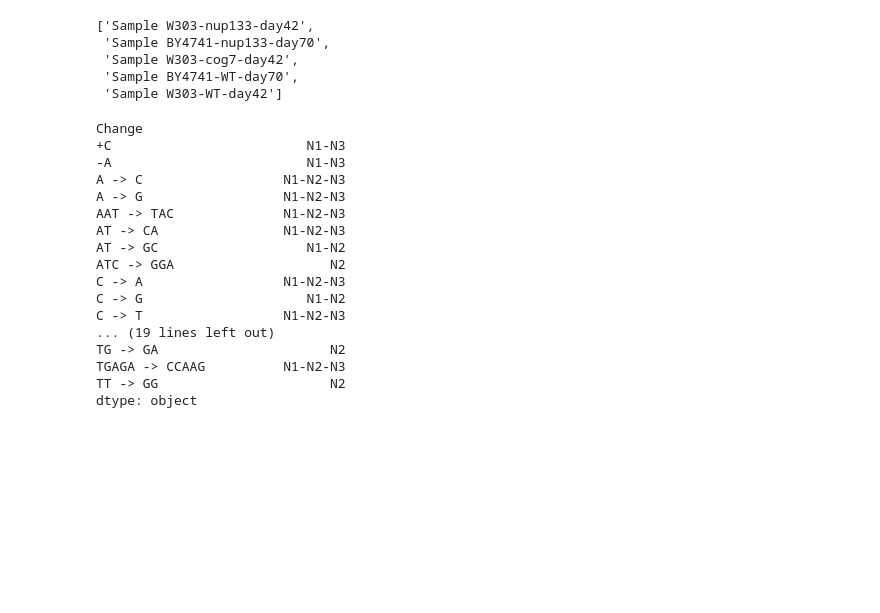
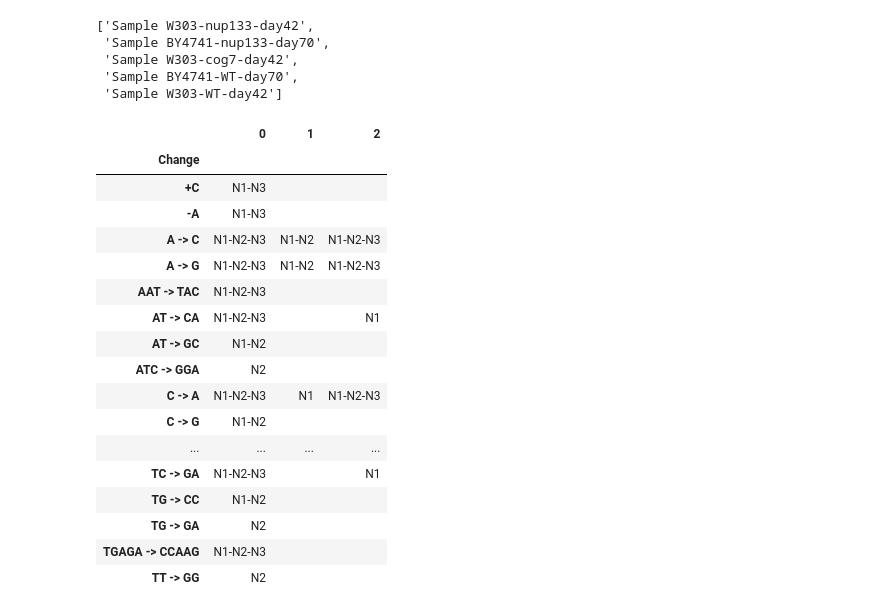
Before and after one commit to dizak/SNP_sheets_merge, a Jupyter notebook: SNPs-sheets_merge.ipynb, the cells around one changed output. Saved outputs shown, nothing was run; the diff lists cells and outputs as text; code cells hidden in the pictures; blank space fills up the shorter version.

```diff
--- a/SNPs-sheets_merge.ipynb
+++ b/SNPs-sheets_merge.ipynb
@@ -509,22 +509,29 @@ df_m_small = df_m_ord[cols]
 # %%
 df_m_small_cos = df_m_small[df_m_small.Gene == "COS7 CDS"]
 # %%
-df_m_small_cos.groupby("Change").apply(lambda x: "-".join(set(x["Sample W303-nup133-day42"].drop_duplicates())))
+df_test = df_m_small_cos.groupby("Change").apply(lambda x: "-".join(set(x["Sample W303-nup133-day42"].dropna().drop_duplicates())))
-# %% [output]
-Change
-+C                         N1-N3
--A                         N1-N3
-A -> C                  N1-N2-N3
-A -> G                  N1-N2-N3
-AAT -> TAC              N1-N2-N3
-AT -> CA                N1-N2-N3
-AT -> GC                   N1-N2
-ATC -> GGA                    N2
-C -> A                  N1-N2-N3
-C -> G                     N1-N2
-C -> T                  N1-N2-N3
-... (19 lines left out)
-TG -> GA                      N2
-TGAGA -> CCAAG          N1-N2-N3
-TT -> GG                      N2
-dtype: object
+# %%
+df_test2 = df_m_small_cos.groupby("Change").apply(lambda x: "-".join(set(x["Sample W303-cog7-day42"].dropna().drop_duplicates())))
+# %%
+df_test3 = df_m_small_cos.groupby("Change").apply(lambda x: "-".join(set(x["Sample W303-WT-day42"].dropna().drop_duplicates())))
+# %%
+pd.DataFrame([df_test, df_test2, df_test3]).T
+# %% [output]
+|  | 0 | 1 | 2 |
+| Change |  |  |  |
+| +C | N1-N3 |  |  |
+| -A | N1-N3 |  |  |
+| A -> C | N1-N2-N3 | N1-N2 | N1-N2-N3 |
+| A -> G | N1-N2-N3 | N1-N2 | N1-N2-N3 |
+| AAT -> TAC | N1-N2-N3 |  |  |
+| AT -> CA | N1-N2-N3 |  | N1 |
+| AT -> GC | N1-N2 |  |  |
+| ATC -> GGA | N2 |  |  |
+| C -> A | N1-N2-N3 | N1 | N1-N2-N3 |
+| C -> G | N1-N2 |  |  |
+| ... | ... | ... | ... |
+| TC -> GA | N1-N2-N3 |  | N1 |
+| TG -> CC | N1-N2 |  |  |
+| TG -> GA | N2 |  |  |
+| TGAGA -> CCAAG | N1-N2-N3 |  |  |
+| TT -> GG | N2 |  |  |
```
